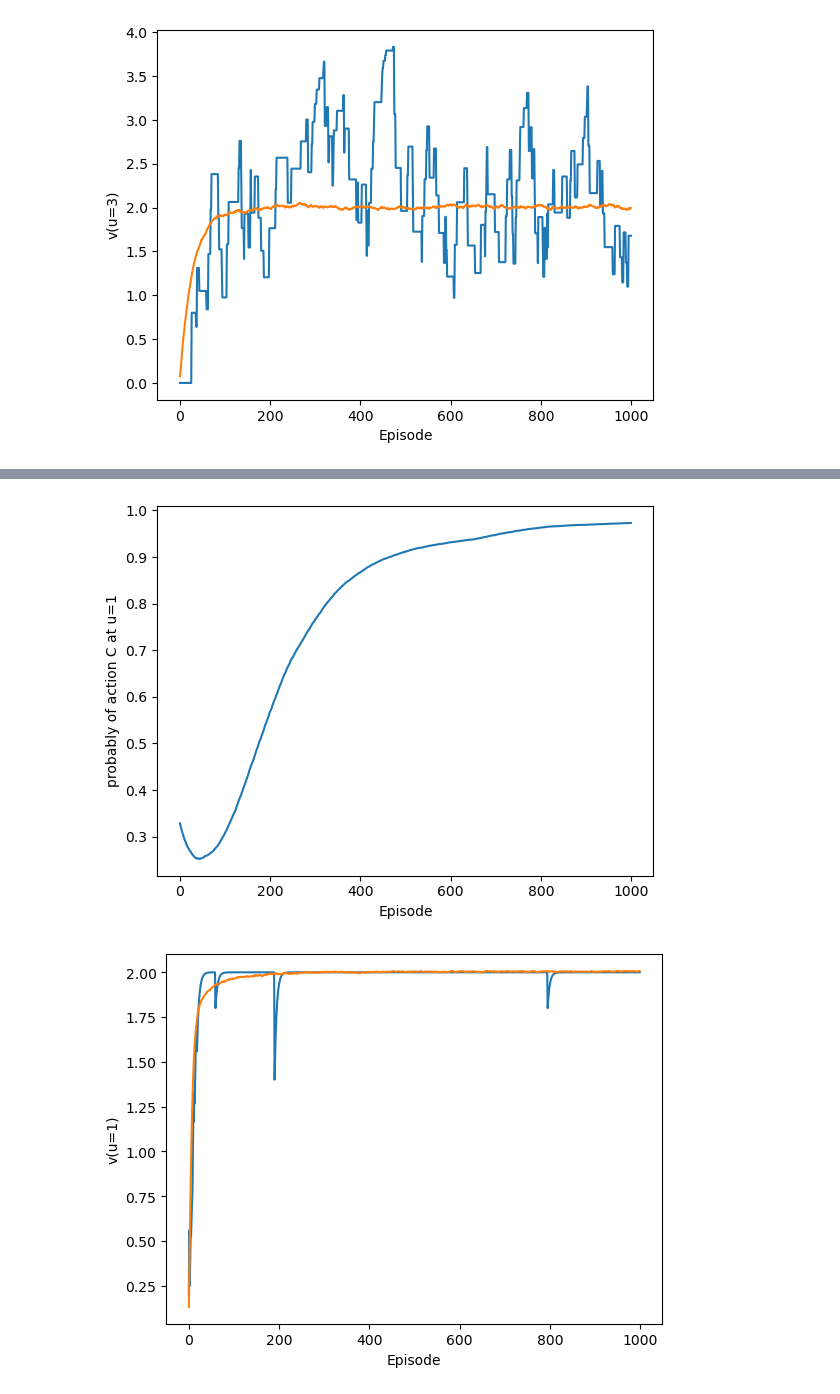
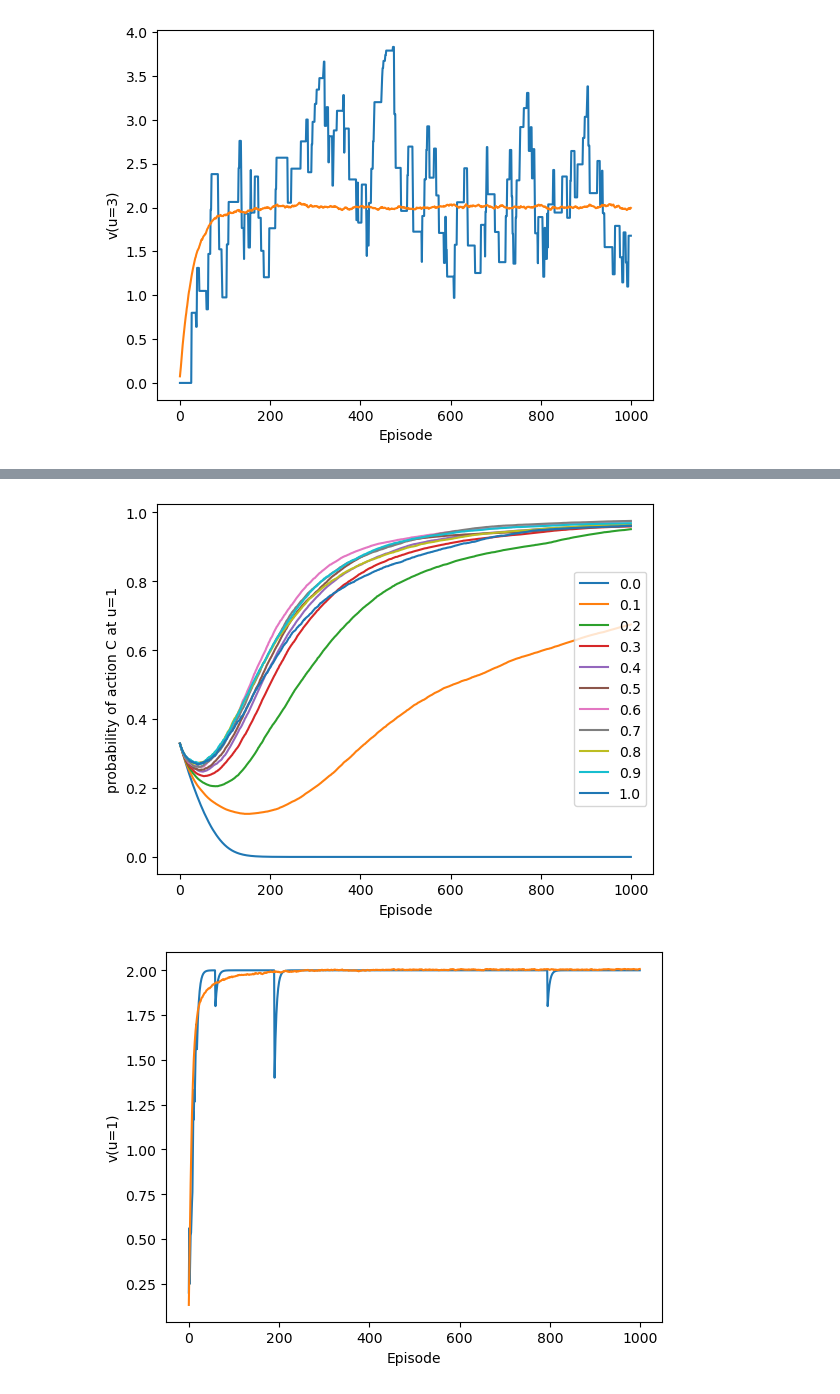
Before and after one commit to lolotta/Neural_Modeling, a Jupyter notebook: HW_2_RL_Lotta_piefke.ipynb, the cells around one changed output, grey strips where cells are left out. Drawn from its saved outputs; the diff is of its cells as text; code cells hidden in the pictures.

```diff
--- a/HW_2_RL_Lotta_piefke.ipynb
+++ b/HW_2_RL_Lotta_piefke.ipynb
@@ -133,9 +133,10 @@ class Agent:
         return self.vs
 
     def softmax(self,x):
-        for x_i in x:
-            x_i = self.beta * x_i
-        return(np.exp(x)/np.exp(x).sum())
+        y = x
+        for x_i in range(len(x)):
+            y[x_i] = self.beta * x[x_i]
+        return(np.exp(y)/np.exp(y).sum())
 
     def delta_func(self,a,b):
         return a == b
@@ -275,11 +276,11 @@ episodes = 1000
 epochs = 300
 v_over_epochs_test = np.zeros((11,epochs,episodes, 3))
 policy_over_epochs_test = np.zeros((11,epochs,episodes, 7))
-parameters = np.linspace(0.5,0.5,1)
+parameters = np.linspace(0,1,11)
 for p in range(parameters.shape[0]):
 
     env = Environment()
-    agent = Agent(env=env, epsilon_a=0.025, policy_type="random", epsilon_c=parameters[p], decay=0, beta=0.6)
+    agent = Agent(env=env, epsilon_a=0.025, policy_type="random", epsilon_c=parameters[p], decay=0, beta=1)
 
     for epoch in range(epochs):
         agent.reset()
@@ -302,16 +303,16 @@ for p in range(parameters.shape[0]):
             env.new_ep()
 # %%
 prob_C = np.mean(policy_over_epochs_test[:,:,:,2], axis=1)
-for p in range(parameters.shape[0])[:11]:
+for p in range(parameters.shape[0])[:]:
     label = np.round(parameters[p],4)
     plt.plot(range(episodes), prob_C[p,:], label=label)
 
 plt.xlabel("Episode")
-plt.ylabel("probably of action C at u=1")
-# plt.legend()
+plt.ylabel("probability of action C at u=1")
+plt.legend()
 plt.show()
 # %% [output]
-[figure, old version]
+[figure, new version]
 # %%
 means_per_epoch_test = np.mean(v_over_epochs_test[:,:,:], axis=0)
 plt.plot(range(episodes), v_over_epochs_test[0,:,0])
```
Also changed, not shown: parts of 3 cells of this notebook.
